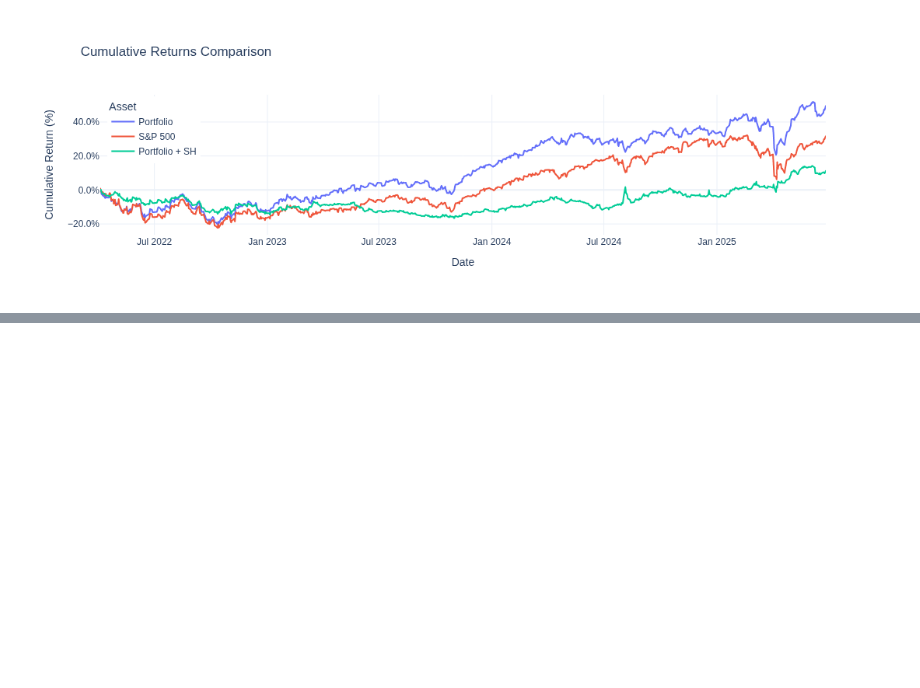
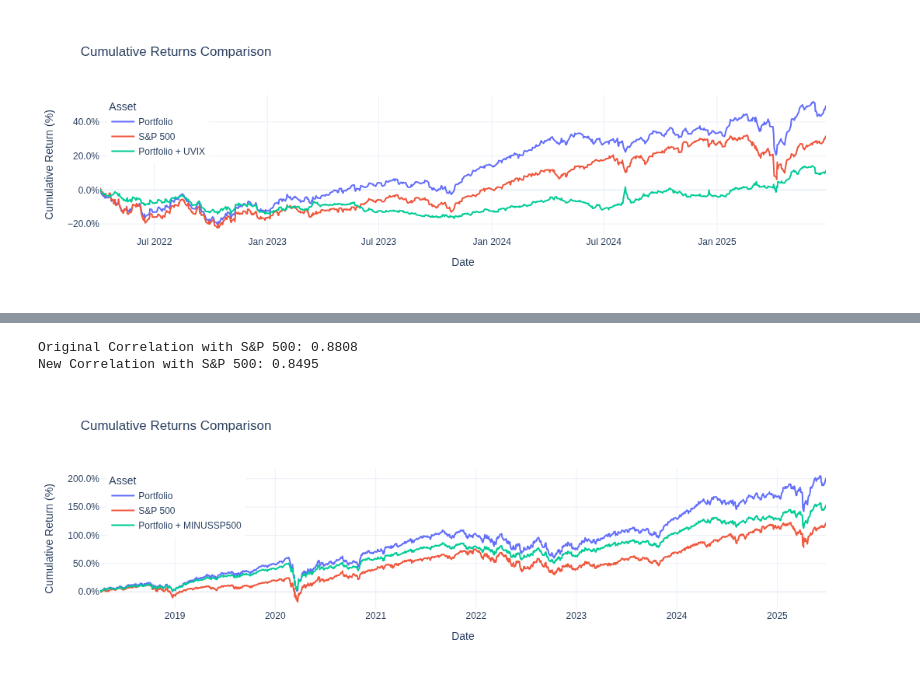
Before and after one commit to Tim-Chen-Xuetao/finance, a Jupyter notebook: notebook/tci_portfolio_analysis_2018_q1_2025_q2.ipynb, the cells around one changed output, grey strips where cells are left out. Drawn from its saved outputs; the diff is of its cells as text; code cells hidden in the pictures; blank space fills up the shorter version.

```diff
--- a/notebook/tci_portfolio_analysis_2018_q1_2025_q2.ipynb
+++ b/notebook/tci_portfolio_analysis_2018_q1_2025_q2.ipynb
@@ -786,7 +790,7 @@ def calculate_correlations_with_add_x_etf(aligned_returns, x_weight, x_header):
 
     return results_df, corr_orig, new_correlation
 # %%
-def plot_cumulative_returns(portfolio_1, sp500_returns, portfolio_2,
+def plot_cumulative_returns(portfolio_1, sp500_returns, portfolio_2, portfolio_2_tag,
                           title="Cumulative Returns Comparison"):
     """
     Plot cumulative returns for three return series using plotly.express
@@ -796,7 +800,7 @@ def plot_cumulative_returns(portfolio_1, sp500_returns, portfolio_2,
     sp500_returns: pandas Series with daily returns for S&P 500
     portfolio_2: pandas Series with daily returns for Portfolio 2
     title: string, title for the plot
-
+    portfolio_2_tag: string tag for portfolio_2
     Returns:
     plotly figure object
     """
@@ -812,12 +816,12 @@ def plot_cumulative_returns(portfolio_1, sp500_returns, portfolio_2,
         'Date': portfolio_1_cum.index,
         'Portfolio': portfolio_1_cum.values,
         'S&P 500': sp500_cum.values,
-        'Portfolio + SH': portfolio_2_cum.values
+        portfolio_2_tag: portfolio_2_cum.values
     })
 
     # Melt DataFrame to long format for plotly
     df_melted = df_plot.melt(id_vars=['Date'],
-                           value_vars=['Portfolio', 'S&P 500', 'Portfolio + SH'],
+                           value_vars=['Portfolio', 'S&P 500', portfolio_2_tag],
                            var_name='Asset',
                            value_name='Cumulative Return')
 
@@ -907,0 +980,3 @@ plot_cumulative_returns(results_df_uvix['Portfolio'], results_df_uvix['SP500'],
+# %%
+aligned_data_minus_sp500 = pd.concat([portfolio_returns, sp500_returns, sp500_returns*(-1)], axis=1).dropna()
+print(aligned_data_minus_sp500.shape)
@@ -907,0 +985,3 @@ plot_cumulative_returns(results_df_uvix['Portfolio'], results_df_uvix['SP500'],
+# %%
+aligned_data_minus_sp500.columns = ['Portfolio', 'SP500', 'MINUSSP500']
+aligned_data_minus_sp500
@@ -907,0 +1002,13 @@ plot_cumulative_returns(results_df_uvix['Portfolio'], results_df_uvix['SP500'],
+# %%
+minus_sp500_weight = 0.1
+results_df_minus_sp500, corr_orig, new_correlation = calculate_correlations_with_add_x_etf(aligned_data_minus_sp500, minus_sp500_weight, 'MINUSSP500')
+print(f"Original Correlation with S&P 500: {corr_orig:.4f}")
+print(f"New Correlation with S&P 500: {new_correlation:.4f}")
+results_df_minus_sp500.to_csv('daily_return_minus_sp500.csv', index=False)
+# %% [output]
+Original Correlation with S&P 500: 0.8808
+New Correlation with S&P 500: 0.8495
+# %%
+plot_cumulative_returns(results_df_minus_sp500['Portfolio'], results_df_minus_sp500['SP500'], results_df_minus_sp500['Portfolio + MINUSSP500'], 'Portfolio + MINUSSP500')
+# %% [output]
+[figure, added]
```
Also changed, not shown: parts of 17 cells of this notebook.
